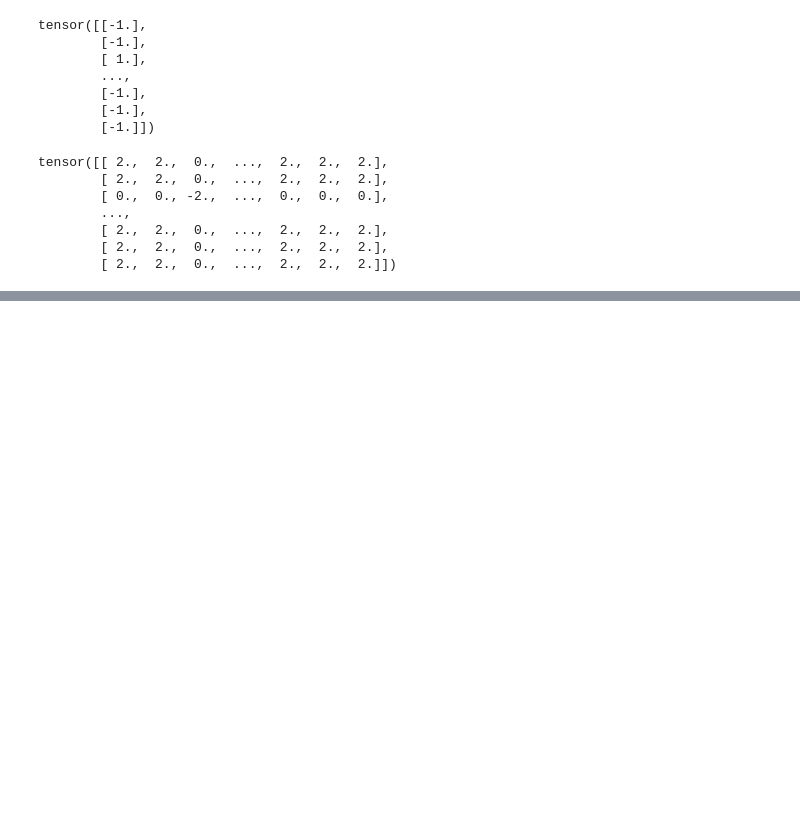
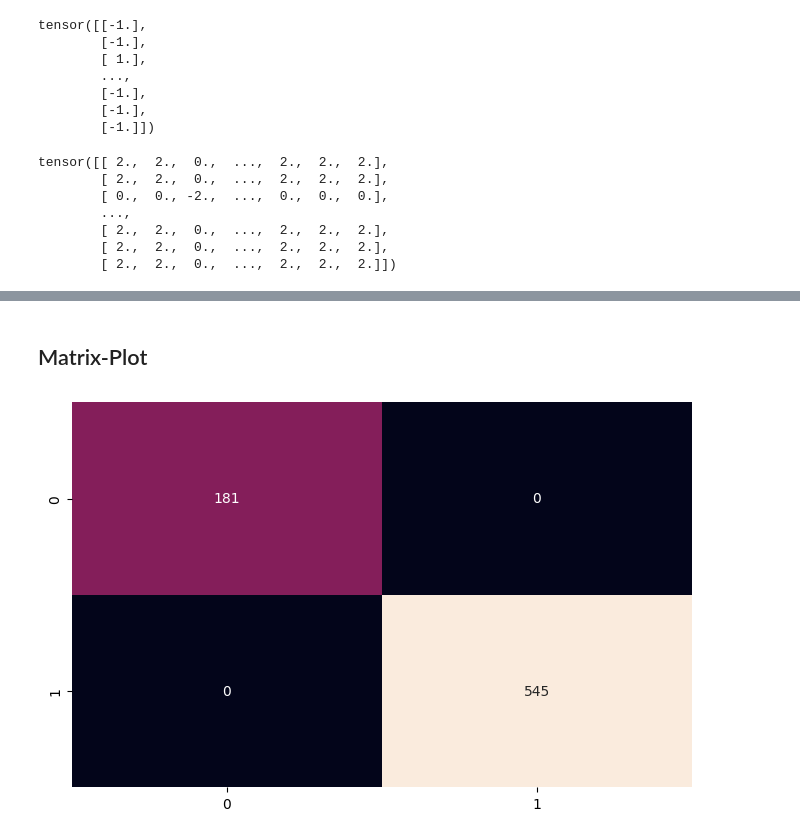
Before and after one commit to castillosebastian/neuralnets, a Jupyter notebook: perceptron.ipynb, the cells around one changed output, grey strips where cells are left out. Drawn from its saved outputs; the diff is of its cells as text; code cells hidden in the pictures; blank space fills up the shorter version.

```diff
--- a/perceptron.ipynb
+++ b/perceptron.ipynb
@@ -149,0 +341,4 @@ target_transform = Lambda(lambda y: torch.zeros(
+# %%
+y_pred = list(itertools.chain(*y_pred))
+y_test = list(itertools.chain(*y_test))
+print(classification_report(y_test, y_pred))
@@ -149,0 +354,9 @@ target_transform = Lambda(lambda y: torch.zeros(
+# %% [markdown]
+## Matrix-Plot
+# %%
+cf_matrix = confusion_matrix(y_test, y_pred)
+plt.subplots(figsize=(8, 5))
+sns.heatmap(cf_matrix, annot=True, cbar=False, fmt="g")
+plt.show()
+# %% [output]
+[figure, added]
```
Also changed, not shown: parts of 37 cells of this notebook, 1 other file.
